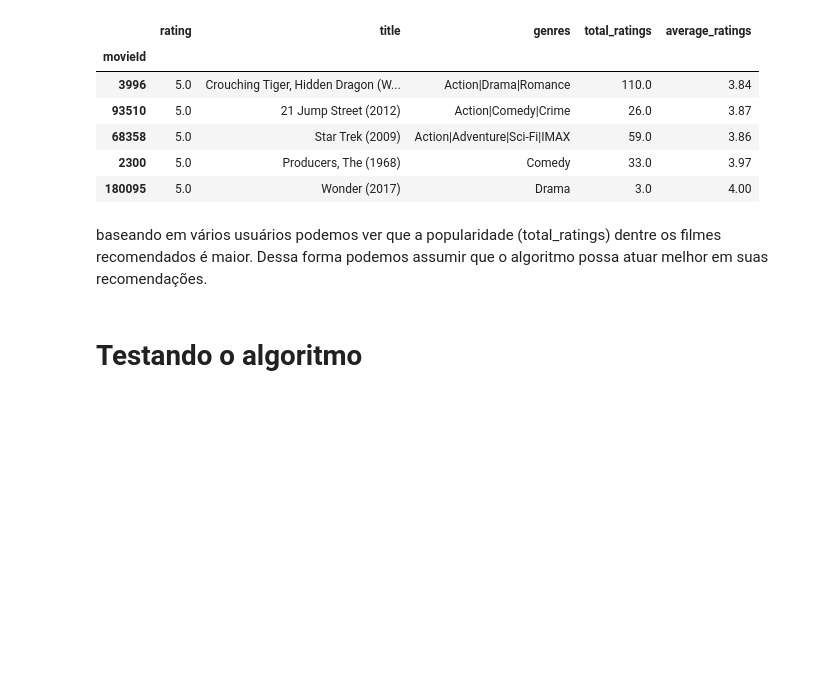
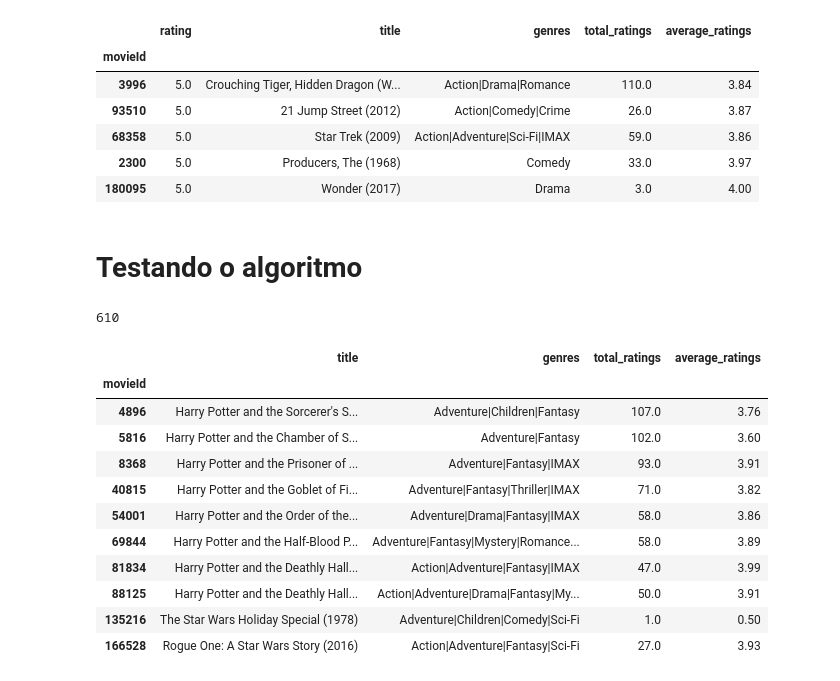
Before and after one commit to victor-hro/movie-recommender, a Jupyter notebook: heurísticas_e_KNN.ipynb, the cells around one changed output. Drawn from its saved outputs; the diff is of its cells as text; code cells hidden in the pictures; blank space fills up the shorter version.

```diff
--- a/heurísticas_e_KNN.ipynb
+++ b/heurísticas_e_KNN.ipynb
@@ -658,7 +657,27 @@ recommender_to(1, n_users=50, k=5)
 | 68358 | 5.0 | Star Trek (2009) | Action|Adventure|Sci-Fi|IMAX | 59.0 | 3.86 |
 | 2300 | 5.0 | Producers, The (1968) | Comedy | 33.0 | 3.97 |
 | 180095 | 5.0 | Wonder (2017) | Drama | 3.0 | 4.00 |
-# %% [markdown]
-baseando em vários usuários podemos ver que a popularidade (total_ratings) dentre os filmes recomendados é maior. Dessa forma podemos assumir que o algoritmo possa atuar melhor em suas recomendações.
 # %% [markdown]
 # Testando o algoritmo
+# %%
+# max value of user ID
+df_ratings.userId.max()
+# %% [output]
+610
+# %%
+# select star wars and harry potter movies
+hp_starwars_movies = df_movies.loc[df_movies.title.str.contains('Harry Potter | Star Wars')].head(10)
+hp_starwars_movies
+# %% [output]
+|  | title | genres | total_ratings | average_ratings |
+| movieId |  |  |  |  |
+| 4896 | Harry Potter and the Sorcerer's S... | Adventure|Children|Fantasy | 107.0 | 3.76 |
+| 5816 | Harry Potter and the Chamber of S... | Adventure|Fantasy | 102.0 | 3.60 |
+| 8368 | Harry Potter and the Prisoner of ... | Adventure|Fantasy|IMAX | 93.0 | 3.91 |
+| 40815 | Harry Potter and the Goblet of Fi... | Adventure|Fantasy|Thriller|IMAX | 71.0 | 3.82 |
+| 54001 | Harry Potter and the Order of the... | Adventure|Drama|Fantasy|IMAX | 58.0 | 3.86 |
+| 69844 | Harry Potter and the Half-Blood P... | Adventure|Fantasy|Mystery|Romance... | 58.0 | 3.89 |
+| 81834 | Harry Potter and the Deathly Hall... | Action|Adventure|Fantasy|IMAX | 47.0 | 3.99 |
+| 88125 | Harry Potter and the Deathly Hall... | Action|Adventure|Drama|Fantasy|My... | 50.0 | 3.91 |
+| 135216 | The Star Wars Holiday Special (1978) | Adventure|Children|Comedy|Sci-Fi | 1.0 | 0.50 |
+| 166528 | Rogue One: A Star Wars Story (2016) | Action|Adventure|Fantasy|Sci-Fi | 27.0 | 3.93 |
```
Also changed, not shown: parts of 7 cells of this notebook.
